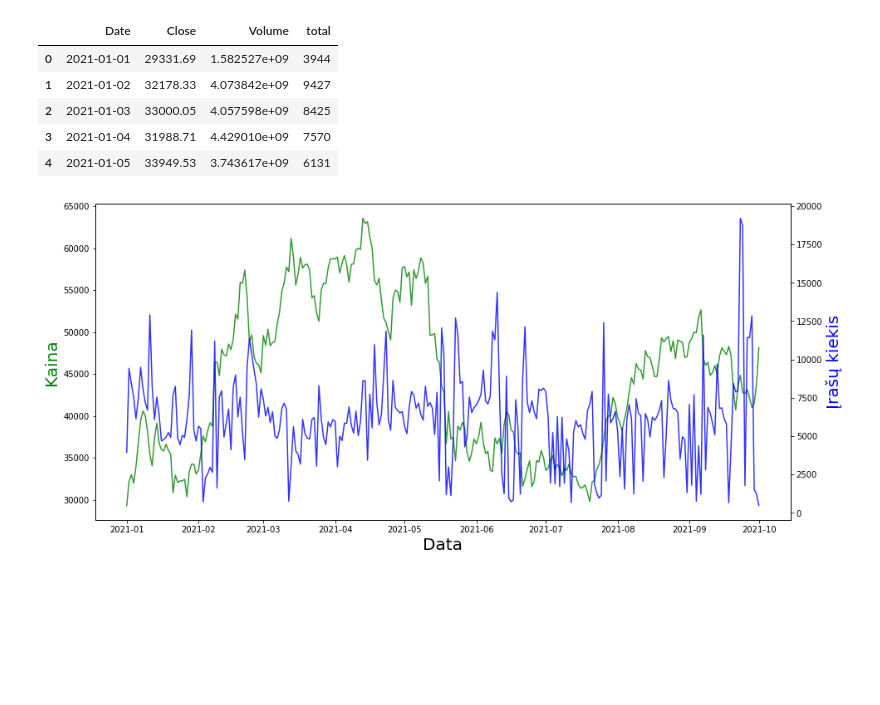
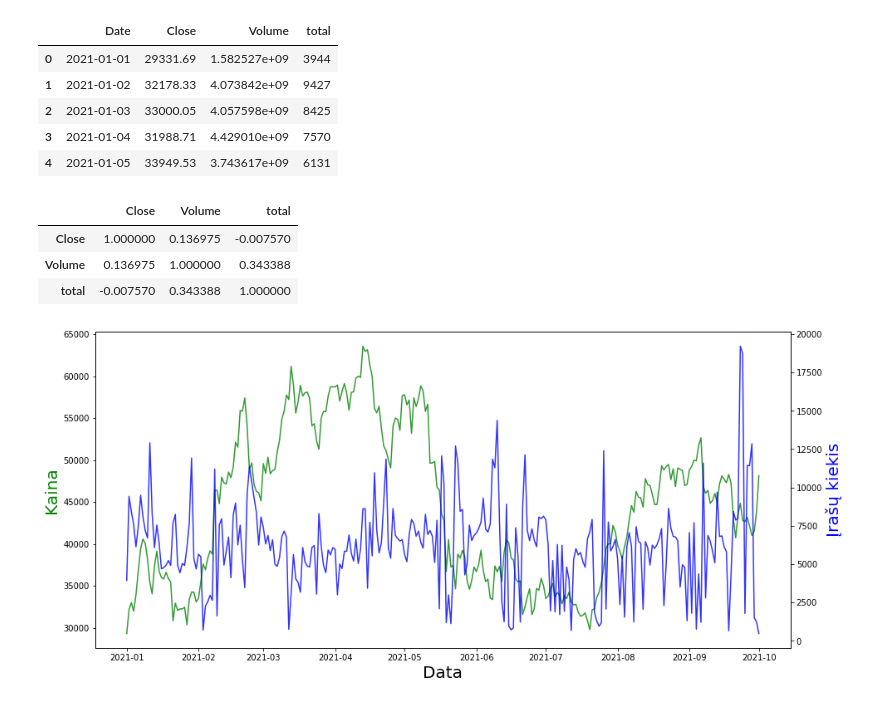
Before and after one commit to MGaulia/CLIP-Timeseries, a Jupyter notebook: tweet x price graphs.ipynb, the cells around one changed output. Cells and saved outputs as stored; diff of their text form; code cells hidden in the pictures; blank space fills up the shorter version.

```diff
--- a/tweet x price graphs.ipynb
+++ b/tweet x price graphs.ipynb
@@ -57,6 +57,13 @@ j.head()
 | 2 | 2021-01-03 | 33000.05 | 4.057598e+09 | 8425 |
 | 3 | 2021-01-04 | 31988.71 | 4.429010e+09 | 7570 |
 | 4 | 2021-01-05 | 33949.53 | 3.743617e+09 | 6131 |
+# %%
+j.corr()
+# %% [output]
+|  | Close | Volume | total |
+| Close | 1.000000 | 0.136975 | -0.007570 |
+| Volume | 0.136975 | 1.000000 | 0.343388 |
+| total | -0.007570 | 0.343388 | 1.000000 |
 # %%
 fig, ax1 = plt.subplots(figsize = (15, 7))
 
```
Also changed, not shown: parts of 1 cell of this notebook.
